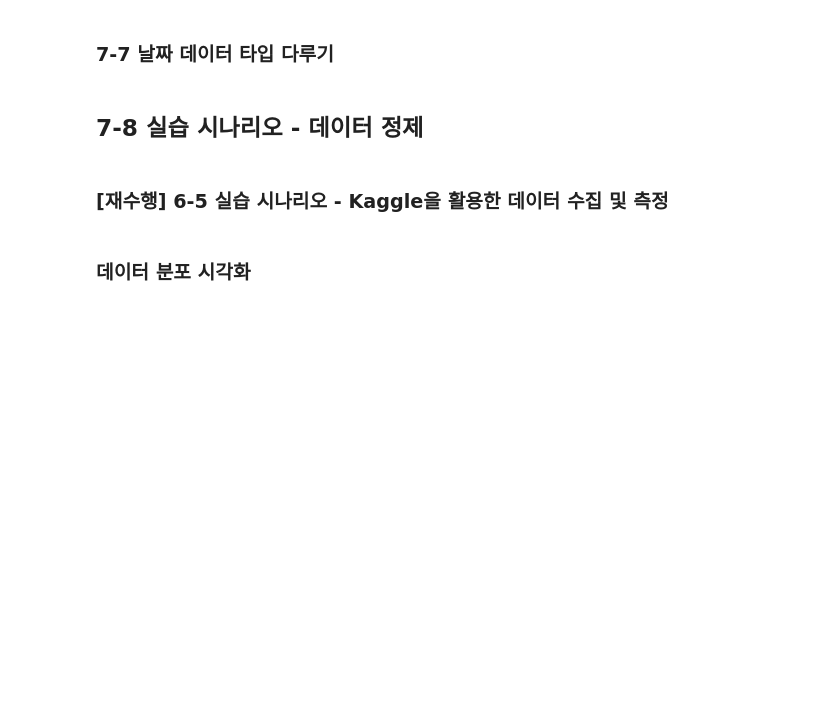
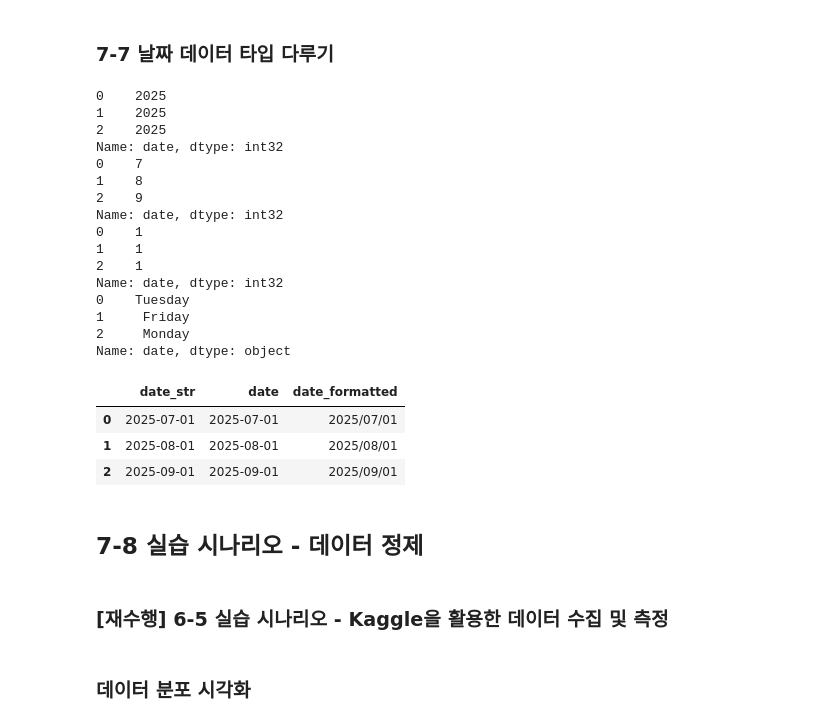
Before and after one commit to CeciliaOh/Data-Analysis-with-Open-Source, a Jupyter notebook: 오픈소스_데이터_분석_7강.ipynb, the cells around one changed output. Cells and saved outputs as stored; diff of their text form; code cells hidden in the pictures; blank space fills up the shorter version.

```diff
--- a/오픈소스_데이터_분석_7강.ipynb
+++ b/오픈소스_데이터_분석_7강.ipynb
@@ -195,12 +241,41 @@ city_map = {'Seoul': '서울특별시', None: '미정', 'Incheon':'인천광역
 # %%
 date_str = ['2025-07-01', '2025-08-01', '2025-09-01']
 df_date = pd.DataFrame({'date_str':date_str})
 
 ### datetime 타입 변환
+df_date['date'] = pd.to_datetime(df_date['date_str'])
+# df_date.info()
 
 ### 날짜 데이터 분리
+print(df_date['date'].dt.year)
+print(df_date['date'].dt.month)
+print(df_date['date'].dt.day)
+print(df_date['date'].dt.day_name())
 
 ### 날짜 데이터 포멧 변경
+df_date['date_formatted'] = df_date['date'].dt.strftime('%Y/%m/%d')
+df_date
+# %% [output]
+0    2025
+1    2025
+2    2025
+Name: date, dtype: int32
+0    7
+1    8
+2    9
+Name: date, dtype: int32
+0    1
+1    1
+2    1
+Name: date, dtype: int32
+0    Tuesday
+1     Friday
+2     Monday
+Name: date, dtype: object
+|  | date_str | date | date_formatted |
+| 0 | 2025-07-01 | 2025-07-01 | 2025/07/01 |
+| 1 | 2025-08-01 | 2025-08-01 | 2025/08/01 |
+| 2 | 2025-09-01 | 2025-09-01 | 2025/09/01 |
 # %% [markdown]
 ## 7-8 실습 시나리오 - 데이터 정제
 # %% [markdown]
```
Also changed, not shown: parts of 1 cell of this notebook.
